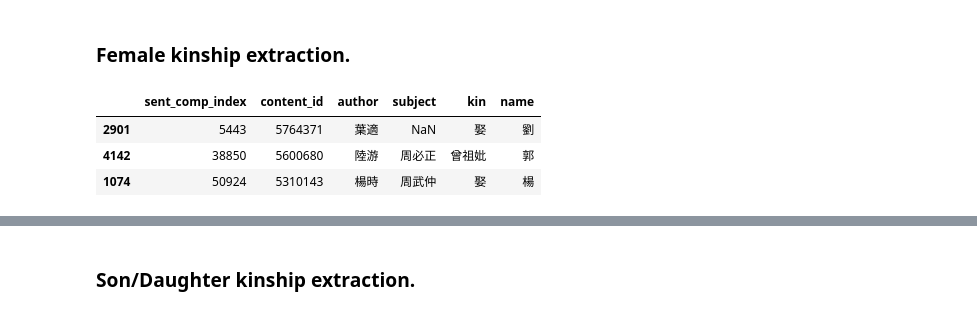
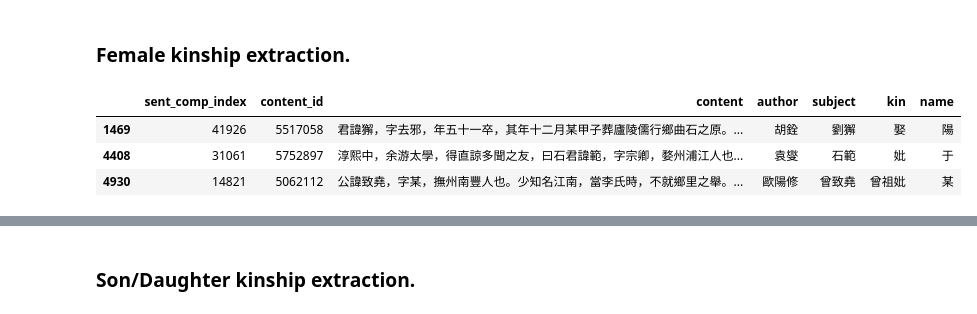
Before and after one commit to cbdb-project/CBDB_Laxmi, a Jupyter notebook: quan_song_wen/script/re_extract.ipynb, the cells around one changed output, grey strips where cells are left out. Drawn from its saved outputs; the diff is of its cells as text; code cells hidden in the pictures.

```diff
--- a/quan_song_wen/script/re_extract.ipynb
+++ b/quan_song_wen/script/re_extract.ipynb
@@ -28,12 +28,15 @@ for re_rule in re_rule_list:
     for index in tqdm(df_sent_comp.index):
         string=df_sent_comp.loc[index, 'sent_comp']
         content_id=df_sent_comp.loc[index, 'content_id']
+        content=df_sent_comp.loc[index, 'content']
         author=df_sent_comp.loc[index, 'author']
         subj=df_sent_comp.loc[index, 'subject']
         kin_list_temp=re.findall(re_rule, string)
         if kin_list_temp!=[]:
-            df_kin_extracted=pd.concat([pd.DataFrame([[index, content_id, author, subj, kin[0], kin[1]] for kin in kin_list_temp]), df_kin_extracted], ignore_index=True)
+            df_kin_extracted=pd.concat([pd.DataFrame([[index, content_id, content,
+                                                       author, subj, kin[0], kin[1]]
+                                                      for kin in kin_list_temp]), df_kin_extracted], ignore_index=True)
 # %%
-df_kin_extracted.columns=['sent_comp_index', 'content_id', 'author', 'subject', 'kin', 'name']
+df_kin_extracted.columns=['sent_comp_index', 'content_id', 'content', 'author', 'subject', 'kin', 'name']
 df_kin_extracted.sample(3)
 # %% [output]
@@ -72,7 +75,7 @@ df_kin_extracted[df_kin_extracted['name']!=''].drop('sent_comp_index', axis=1).s
 # %% [markdown]
 ### Female kinship extraction.
 # %%
-re_rule_list=[r'(曾祖母|曾祖妣|曾大母|曾王母|曾祖姑|祖母|王母|大王母|大母|祖妣|從祖母|外叔祖母|繼祖母|叔祖母|祖姑|從祖姑|伯祖母|叔祖母|伯母|叔母|姑|仲姑|從姑|母|妣|皇妣|先妣|後母|繼母|嫡母|生母|庶母|再從姑|從伯姑|族母|姨母|姨|外姑|外王母|外祖母|外伯祖母|從妗|外姑|姨|姑)([^曰也].{0,20}?)氏',
+re_rule_list=[r'(外叔祖母|外伯祖母|曾祖母|曾祖妣|曾大母|曾王母|曾祖姑|大王母|從祖母|繼祖母|叔祖母|從祖姑|伯祖母|叔祖母|再從姑|從伯姑|外王母|外祖母|祖母|王母|大母|祖妣|祖姑|伯母|叔母|仲姑|從姑|皇妣|先妣|後母|繼母|嫡母|生母|庶母|族母|姨母|外姑|從妗|外姑|姑|母|妣|姨|姑)([^曰也].{0,20}?)氏',
               r'(娶|取|配)(.{1,10}?)氏',
               r'(繼)([^母].{0,10}?)氏',
              ]
@@ -83,6 +86,7 @@ for re_rule in re_rule_list:
     for index in tqdm(df_sent_comp.index):
         string=df_sent_comp.loc[index, 'sent_comp']
         content_id=df_sent_comp.loc[index, 'content_id']
+        content=df_sent_comp.loc[index, 'content']
         author=df_sent_comp.loc[index, 'author']
         subj=df_sent_comp.loc[index, 'subject']
         kin_list_temp=re.findall(re_rule, string)
@@ -90,17 +94,17 @@ for re_rule in re_rule_list:
             for kin_nm in kin_list_temp:
                 if kin_nm[1]!='':
                     kin_nm=(kin_nm[0], kin_nm[1][-1])
-                df_kin_extracted=pd.concat([pd.DataFrame([[index, content_id, author, subj, kin_nm[0], kin_nm[1]]]), df_kin_extracted], ignore_index=True)
+                df_kin_extracted=pd.concat([pd.DataFrame([[index, content_id, content, author, subj, kin_nm[0], kin_nm[1]]]), df_kin_extracted], ignore_index=True)
 #                 else:
 #                     print(string, kin_list_temp)
 # %%
-df_kin_extracted.columns=['sent_comp_index', 'content_id', 'author', 'subject', 'kin', 'name']
+df_kin_extracted.columns=['sent_comp_index', 'content_id', 'content', 'author', 'subject', 'kin', 'name']
 df_kin_extracted.sample(3)
 # %% [output]
-|  | sent_comp_index | content_id | author | subject | kin | name |
-| 2901 | 5443 | 5764371 | 葉適 | NaN | 娶 | 劉 |
-| 4142 | 38850 | 5600680 | 陸游 | 周必正 | 曾祖妣 | 郭 |
-| 1074 | 50924 | 5310143 | 楊時 | 周武仲 | 娶 | 楊 |
+|  | sent_comp_index | content_id | content | author | subject | kin | name |
+| 1469 | 41926 | 5517058 | 君諱獬，字去邪，年五十一卒，其年十二月某甲子葬廬陵儒行鄉曲石之原。... | 胡銓 | 劉獬 | 娶 | 陽 |
+| 4408 | 31061 | 5752897 | 淳熙中，余游太學，得直諒多聞之友，曰石君諱範，字宗卿，婺州浦江人也... | 袁燮 | 石範 | 妣 | 于 |
+| 4930 | 14821 | 5062112 | 公諱致堯，字某，撫州南豐人也。少知名江南，當李氏時，不就鄉里之舉。... | 歐陽修 | 曾致堯 | 曾祖妣 | 某 |
 # %%
 for index in tqdm(df_kin_extracted.index):
     sent_comp_index = df_kin_extracted.loc[index, 'sent_comp_index']
```
Also changed, not shown: parts of 11 cells of this notebook, 5 other files.
